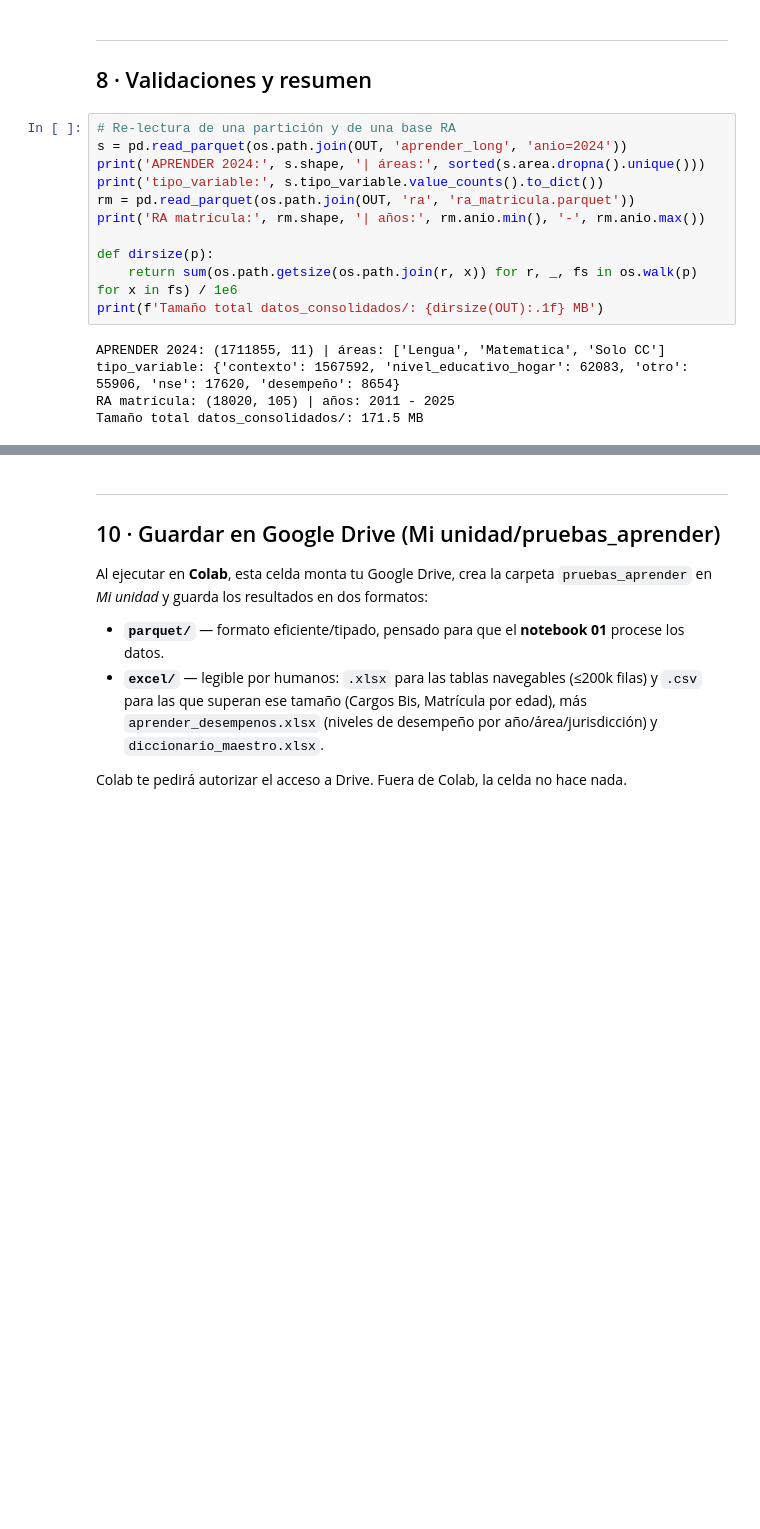
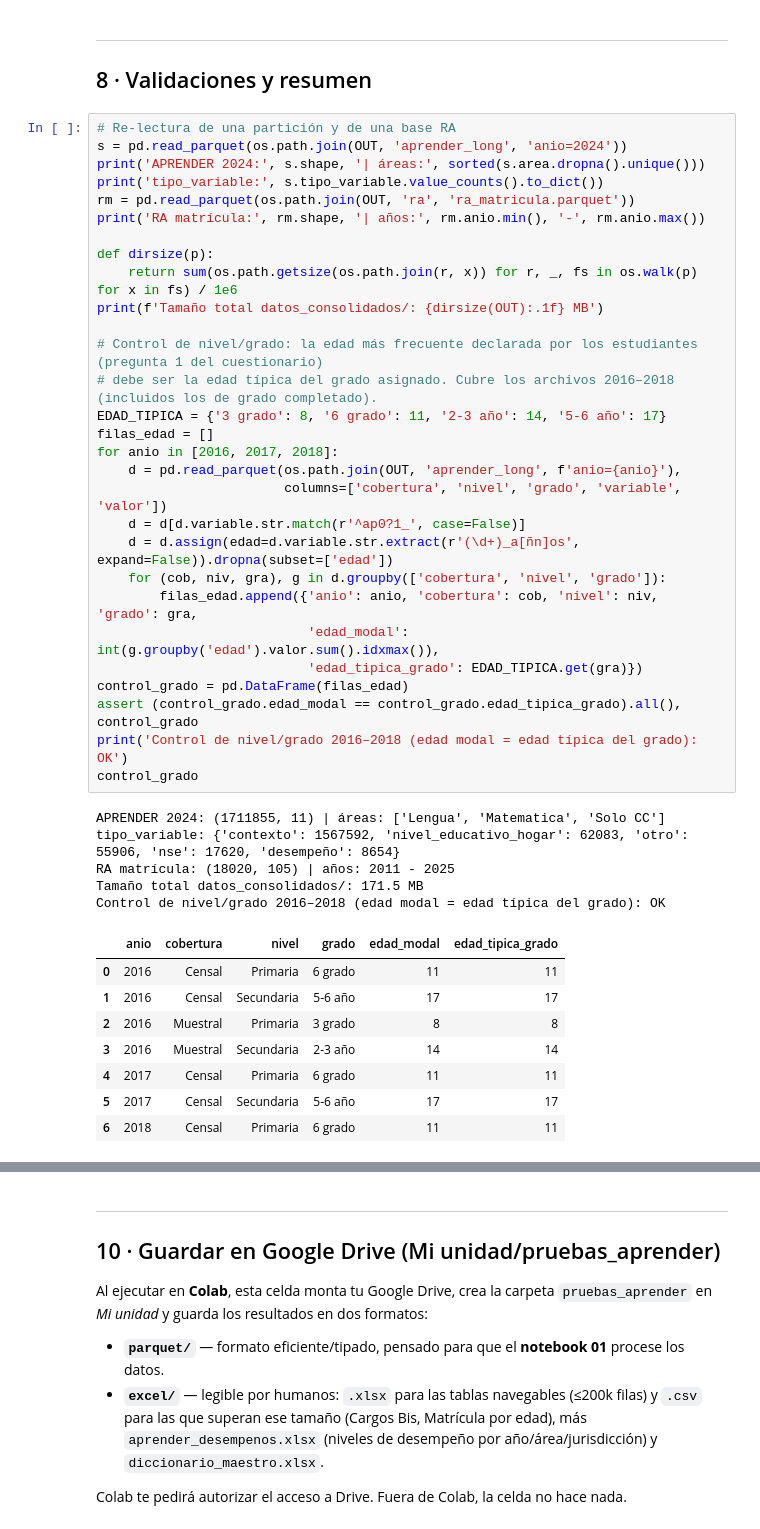
Before and after one commit to santiagoriverti/analisis_pruebas_aprender, a Jupyter notebook: 00_consolidacion.ipynb, the cells around one changed output, grey strips where cells are left out. Cells and saved outputs as stored; diff of their text form; blank space fills up the shorter version.

```diff
--- a/00_consolidacion.ipynb
+++ b/00_consolidacion.ipynb
@@ -368,19 +401,46 @@ Diccionario maestro y catálogos escritos.
 # %%
 # Re-lectura de una partición y de una base RA
 s = pd.read_parquet(os.path.join(OUT, 'aprender_long', 'anio=2024'))
 print('APRENDER 2024:', s.shape, '| áreas:', sorted(s.area.dropna().unique()))
 print('tipo_variable:', s.tipo_variable.value_counts().to_dict())
 rm = pd.read_parquet(os.path.join(OUT, 'ra', 'ra_matricula.parquet'))
 print('RA matrícula:', rm.shape, '| años:', rm.anio.min(), '-', rm.anio.max())
 
 def dirsize(p):
     return sum(os.path.getsize(os.path.join(r, x)) for r, _, fs in os.walk(p) for x in fs) / 1e6
 print(f'Tamaño total datos_consolidados/: {dirsize(OUT):.1f} MB')
+
+# Control de nivel/grado: la edad más frecuente declarada por los estudiantes (pregunta 1 del cuestionario)
+# debe ser la edad típica del grado asignado. Cubre los archivos 2016–2018 (incluidos los de grado completado).
+EDAD_TIPICA = {'3 grado': 8, '6 grado': 11, '2-3 año': 14, '5-6 año': 17}
+filas_edad = []
+for anio in [2016, 2017, 2018]:
+    d = pd.read_parquet(os.path.join(OUT, 'aprender_long', f'anio={anio}'),
+                        columns=['cobertura', 'nivel', 'grado', 'variable', 'valor'])
+    d = d[d.variable.str.match(r'^ap0?1_', case=False)]
+    d = d.assign(edad=d.variable.str.extract(r'(\d+)_a[ñn]os', expand=False)).dropna(subset=['edad'])
+    for (cob, niv, gra), g in d.groupby(['cobertura', 'nivel', 'grado']):
+        filas_edad.append({'anio': anio, 'cobertura': cob, 'nivel': niv, 'grado': gra,
+                           'edad_modal': int(g.groupby('edad').valor.sum().idxmax()),
+                           'edad_tipica_grado': EDAD_TIPICA.get(gra)})
+control_grado = pd.DataFrame(filas_edad)
+assert (control_grado.edad_modal == control_grado.edad_tipica_grado).all(), control_grado
+print('Control de nivel/grado 2016–2018 (edad modal = edad típica del grado): OK')
+control_grado
 # %% [output]
 APRENDER 2024: (1711855, 11) | áreas: ['Lengua', 'Matematica', 'Solo CC']
 tipo_variable: {'contexto': 1567592, 'nivel_educativo_hogar': 62083, 'otro': 55906, 'nse': 17620, 'desempeño': 8654}
 RA matrícula: (18020, 105) | años: 2011 - 2025
 Tamaño total datos_consolidados/: 171.5 MB
+Control de nivel/grado 2016–2018 (edad modal = edad típica del grado): OK
+|  | anio | cobertura | nivel | grado | edad_modal | edad_tipica_grado |
+| 0 | 2016 | Censal | Primaria | 6 grado | 11 | 11 |
+| 1 | 2016 | Censal | Secundaria | 5-6 año | 17 | 17 |
+| 2 | 2016 | Muestral | Primaria | 3 grado | 8 | 8 |
+| 3 | 2016 | Muestral | Secundaria | 2-3 año | 14 | 14 |
+| 4 | 2017 | Censal | Primaria | 6 grado | 11 | 11 |
+| 5 | 2017 | Censal | Secundaria | 5-6 año | 17 | 17 |
+| 6 | 2018 | Censal | Primaria | 6 grado | 11 | 11 |
 # %% [markdown]
 ---
 ## 9 · Verificación (bloque para compartir)
```
Also changed, not shown: parts of 6 cells of this notebook, 7 other files.
